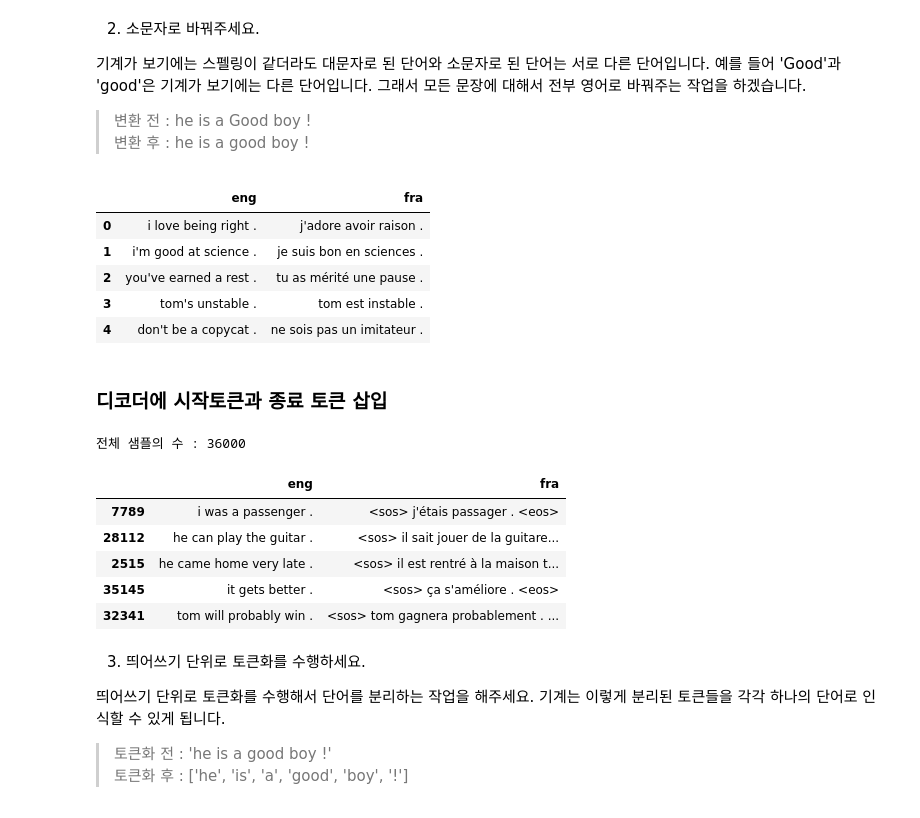
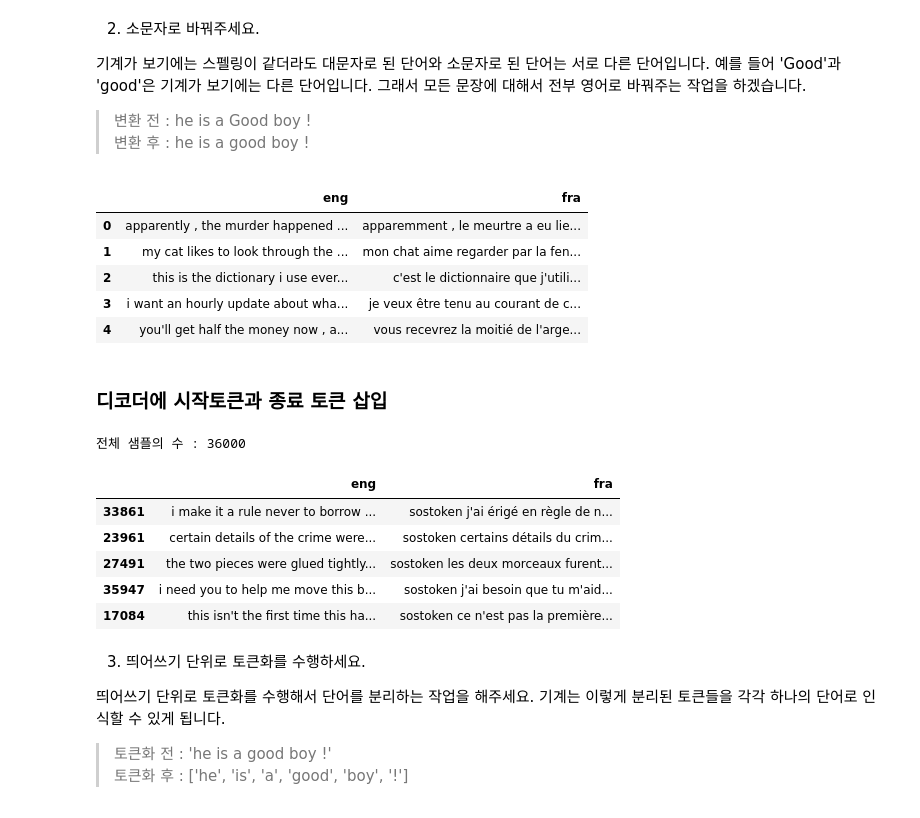
Before and after one commit to docosa2/first-repository, a Jupyter notebook: EX-10 Translator - seq2seq - Project.ipynb, the cells around one changed output. Cells and saved outputs as stored; diff of their text form; code cells hidden in the pictures.

```diff
--- a/EX-10 Translator - seq2seq - Project.ipynb
+++ b/EX-10 Translator - seq2seq - Project.ipynb
@@ -51,7 +51,7 @@ print('중복 제거 후 전체 샘플의 수 :',len(lines))
 # %% [markdown]
 ### 불필요한 칼럼 제거
 # %%
-lines = lines[['eng', 'fra']][:36000].reset_index(drop=True)
+lines = lines[['eng', 'fra']][-36000:].reset_index(drop=True)
 # %%
 lines
 # %% [output]
@@ -152,27 +152,27 @@ Convert_to_lower_cases_for(lines)
 lines.head()
 # %% [output]
 |  | eng | fra |
-| 0 | i love being right . | j'adore avoir raison . |
-| 1 | i'm good at science . | je suis bon en sciences . |
-| 2 | you've earned a rest . | tu as mérité une pause . |
-| 3 | tom's unstable . | tom est instable . |
-| 4 | don't be a copycat . | ne sois pas un imitateur . |
+| 0 | apparently , the murder happened ... | apparemment , le meurtre a eu lie... |
+| 1 | my cat likes to look through the ... | mon chat aime regarder par la fen... |
+| 2 | this is the dictionary i use ever... | c'est le dictionnaire que j'utili... |
+| 3 | i want an hourly update about wha... | je veux être tenu au courant de c... |
+| 4 | you'll get half the money now , a... | vous recevrez la moitié de l'arge... |
 # %% [markdown]
 ### 디코더에 시작토큰과 종료 토큰 삽입
 # %%
-sos_token = '<sos>'
-eos_token = '<eos>'
-lines.fra = lines.fra.apply(lambda x : '<sos> '+ x + ' <eos>')
+sos_token = 'sostoken'
+eos_token = 'eostoken'
+lines.fra = lines.fra.apply(lambda x : 'sostoken '+ x + ' eostoken')
 print('전체 샘플의 수 :',len(lines))
 lines.sample(5)
 # %% [output]
 전체 샘플의 수 : 36000
 |  | eng | fra |
-| 7789 | i was a passenger . | <sos> j'étais passager . <eos> |
-| 28112 | he can play the guitar . | <sos> il sait jouer de la guitare... |
-| 2515 | he came home very late . | <sos> il est rentré à la maison t... |
-| 35145 | it gets better . | <sos> ça s'améliore . <eos> |
-| 32341 | tom will probably win . | <sos> tom gagnera probablement . ... |
+| 33861 | i make it a rule never to borrow ... | sostoken j'ai érigé en règle de n... |
+| 23961 | certain details of the crime were... | sostoken certains détails du crim... |
+| 27491 | the two pieces were glued tightly... | sostoken les deux morceaux furent... |
+| 35947 | i need you to help me move this b... | sostoken j'ai besoin que tu m'aid... |
+| 17084 | this isn't the first time this ha... | sostoken ce n'est pas la première... |
 # %% [markdown]
 3. 띄어쓰기 단위로 토큰화를 수행하세요.
 
```
Also changed, not shown: parts of 28 cells of this notebook.
